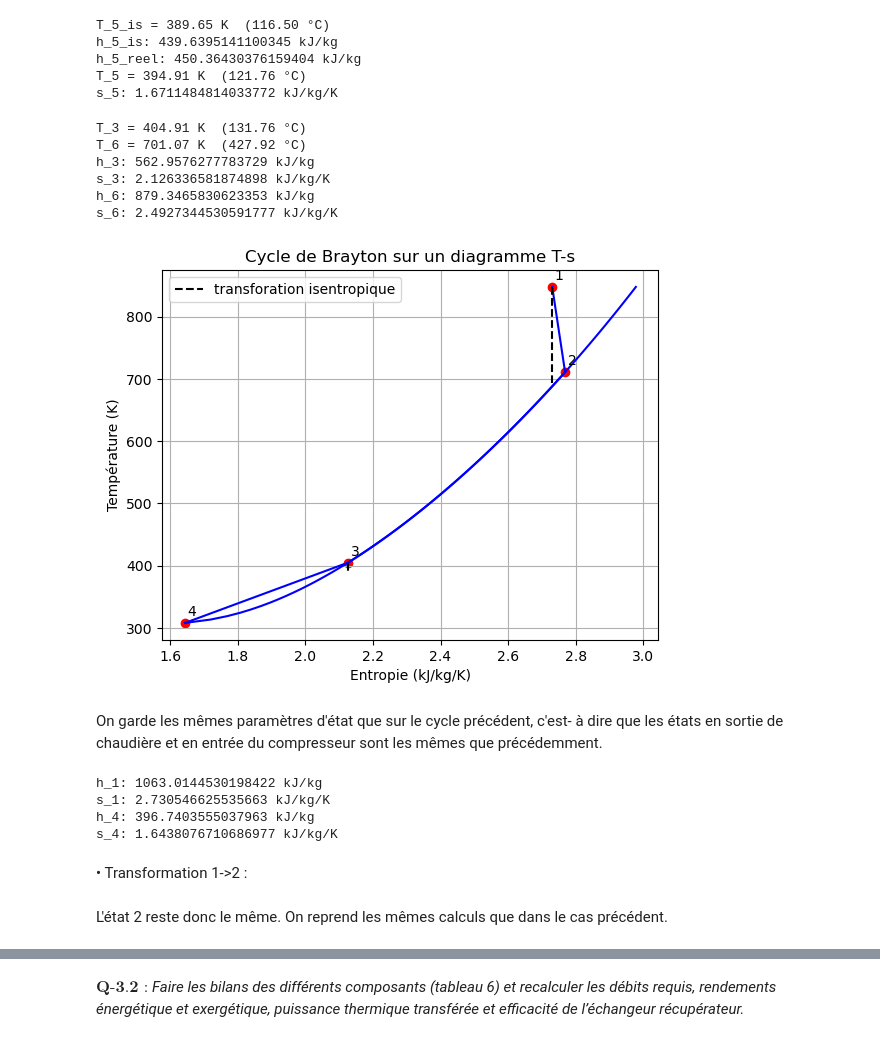
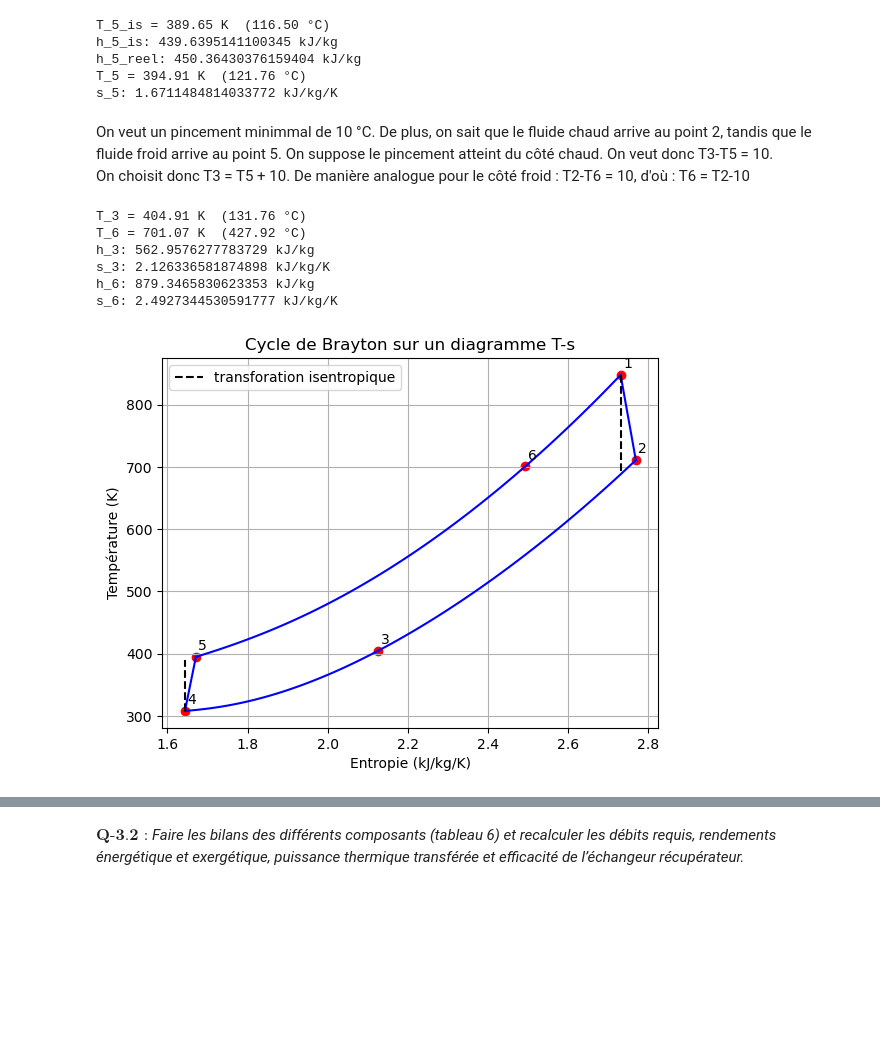
Before and after one commit to noamguillou/Genie-energetique, a Jupyter notebook: projet.ipynb, the cells around one changed output, grey strips where cells are left out. Drawn from its saved outputs; the diff is of its cells as text; code cells hidden in the pictures; blank space fills up the shorter version.

Commit message:
pour la réunion

```diff
--- a/projet.ipynb
+++ b/projet.ipynb
@@ -598,6 +600,13 @@ h_5_is: 439.6395141100345 kJ/kg
 h_5_reel: 450.36430376159404 kJ/kg
 T_5 = 394.91 K  (121.76 °C)
 s_5: 1.6711484814033772 kJ/kg/K
+# %% [markdown]
+On veut un pincement minimmal de 10 °C.
+De plus, on sait que le fluide chaud arrive au point 2, tandis que le fluide froid arrive au point 5.
+On suppose le pincement atteint du côté chaud.
+On veut donc T3-T5 = 10.
+On choisit donc T3 = T5 + 10.
+De manière analogue pour le côté froid : T2-T6 = 10, d'où : T6 = T2-10
 # %%
 T_3 = T_5+10
 T_6 = T_2-10
@@ -617,70 +626,49 @@ s_3: 2.126336581874898 kJ/kg/K
 h_6: 879.3465830623353 kJ/kg
 s_6: 2.4927344530591777 kJ/kg/K
 # %%
-points_s = [s_1*1e-3, s_2*1e-3, s_3*1e-3, s_4*1e-3]
-points_T = [T_1, T_2, T_3, T_4]
-points_P= [P_1, P_2, P_3, P_4]
+points_s = [s_1*1e-3, s_2*1e-3, s_3*1e-3, s_4*1e-3, s_5*1e-3, s_6*1e-3]
+points_T = [T_1, T_2, T_3, T_4, T_5, T_6]
+points_P= [P_1, P_2, P_3, P_4, P_5, P_6]
 
 # Programme pour tracer les isobares
 def transfo_isobare(T_in, T_out, P, n=100):
     Ss, Ts = [], []
     for t in np.linspace(T_in, T_out, n):
         try:
             s_val = CP.PropsSI("S", "P", P, "T", t, "CO2") * 1e-3  # Conversion en kJ/kg/K
             Ss.append(s_val)
             Ts.append(t)
         except:
             pass
     return [np.array(Ss), np.array(Ts)]
 
-# Affichage des 4 points états
+# Affichage des 6 points états
 plt.scatter(points_s, points_T, marker='o', color='red')
-for i, txt in enumerate(['1', '2', '3', '4']):
+for i, txt in enumerate(['1', '2', '3', '4', '5', '6']):
     plt.annotate(txt, (points_s[i], points_T[i]), textcoords="offset points", xytext=(5,5), ha='center')
 # Tracé des isobares
 S_23, T_23 = transfo_isobare( T_2, T_3, P_2)
 plt.plot(S_23, T_23, color='blue')
-S_41, T_41 = transfo_isobare(T_4, T_1, P_4)
-plt.plot(S_41, T_41, color='blue')
+S_34, T_34 = transfo_isobare( T_3, T_4, P_3)
+plt.plot(S_34, T_34, color='blue')
+S_56, T_56 = transfo_isobare(T_5, T_6, P_5)
+plt.plot(S_56, T_56, color='blue')
+S_61, T_61 = transfo_isobare(T_6, T_1, P_6)
+plt.plot(S_61, T_61, color='blue')
+
 # Tracé des transformations réelles
 plt.plot([points_s[0], points_s[1]], [points_T[0], points_T[1]], color='blue')
-plt.plot([points_s[2], points_s[3]], [points_T[2], points_T[3]], color='blue')
+plt.plot([points_s[3], points_s[4]], [points_T[3], points_T[4]], color='blue')
 # Tracé des transformations isentropiques
 plt.plot([points_s[0], points_s[0]], [points_T[0], T_2_is],'k--', color='black', label='transforation isentropique')
-plt.plot([points_s[2], points_s[2]], [points_T[2], T_4_is], 'k--', color='black')
+plt.plot([points_s[3], points_s[3]], [points_T[3], T_5_is], 'k--', color='black')
 
 # Affichage du diagramme
 plt.xlabel('Entropie (kJ/kg/K)')
 plt.ylabel('Température (K)')
 plt.title('Cycle de Brayton sur un diagramme T-s')
 plt.legend()
 plt.grid()
 plt.show()
 # %% [output]
-[figure, old version]
+[figure, new version]
-# %% [markdown]
-On garde les mêmes paramètres d'état que sur le cycle précédent, c'est- à dire que les états en sortie de chaudière et en entrée du compresseur sont les mêmes que précédemment.
-# %%
-#Définition des constantes connues :
-P_1 = 250.e5 #Pa
-T_1 = 848 #K
-P_4 = 75.e5 #Pa
-T_4 = 308 #K
-
-P_5 = P_1
-P_6 = P_1
-#Calcul des enthalpies et entropies
-h_1= CP.PropsSI("H","P",P_1,"T",T_1,"CO2")
-s_1 = CP.PropsSI("S","P",P_1,"H",h_1,"CO2")
-h_4 = CP.PropsSI("H","P",P_4,"T",T_4,"CO2")
-s_4 = CP.PropsSI("S","P",P_4,"H",h_4,"CO2")
-print(f"h_1: {h_1*1e-3} kJ/kg", f"s_1: {s_1*1e-3} kJ/kg/K", f"h_4: {h_4*1e-3} kJ/kg", f"s_4: {s_4*1e-3} kJ/kg/K", sep="\n")
-# %% [output]
-h_1: 1063.0144530198422 kJ/kg
-s_1: 2.730546625535663 kJ/kg/K
-h_4: 396.7403555037963 kJ/kg
-s_4: 1.6438076710686977 kJ/kg/K
-# %% [markdown]
-• Transformation 1->2 :
-# %% [markdown]
-L'état 2 reste donc le même. On reprend les mêmes calculs que dans le cas précédent.
```
Also changed, not shown: parts of 7 cells of this notebook.
